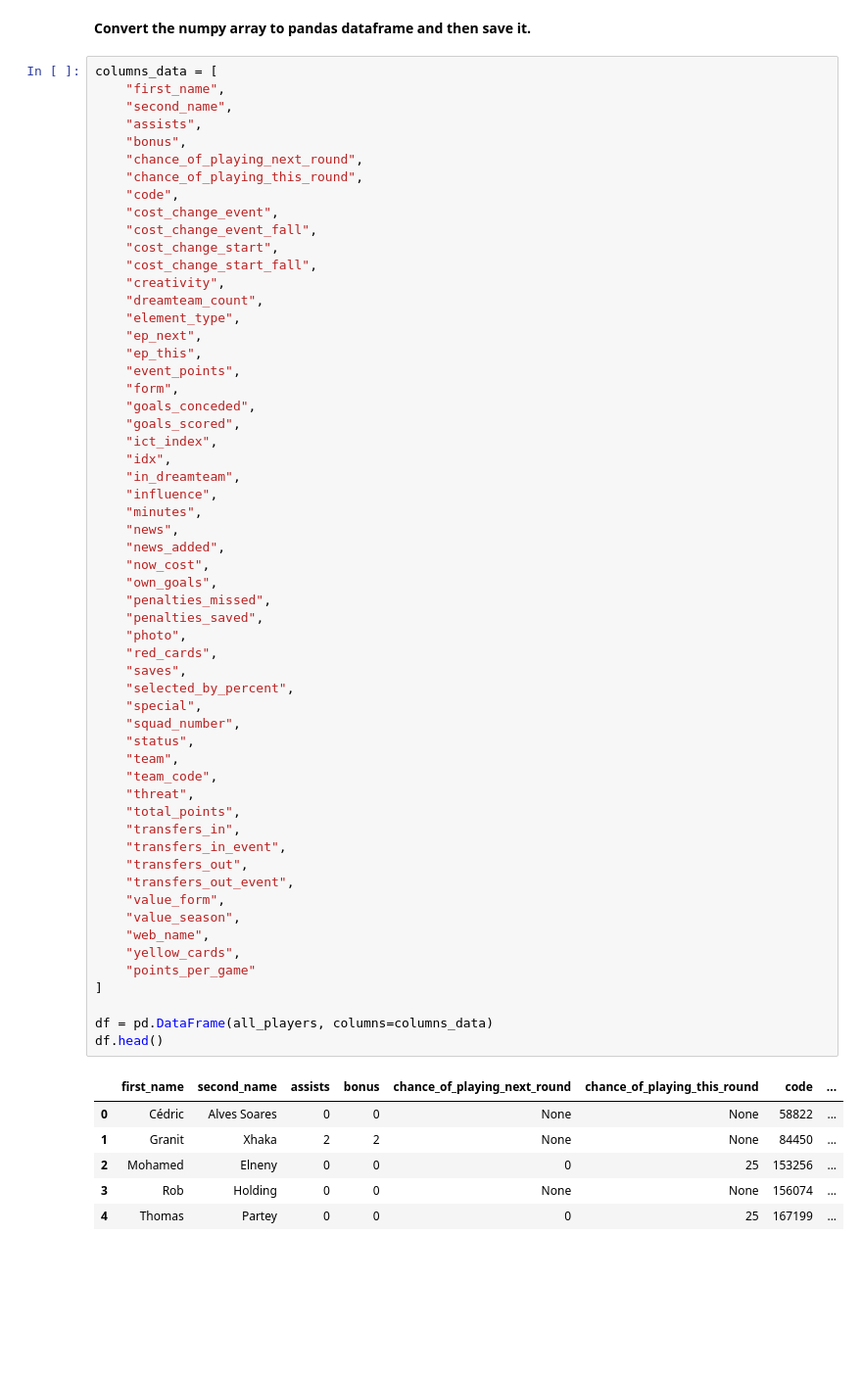
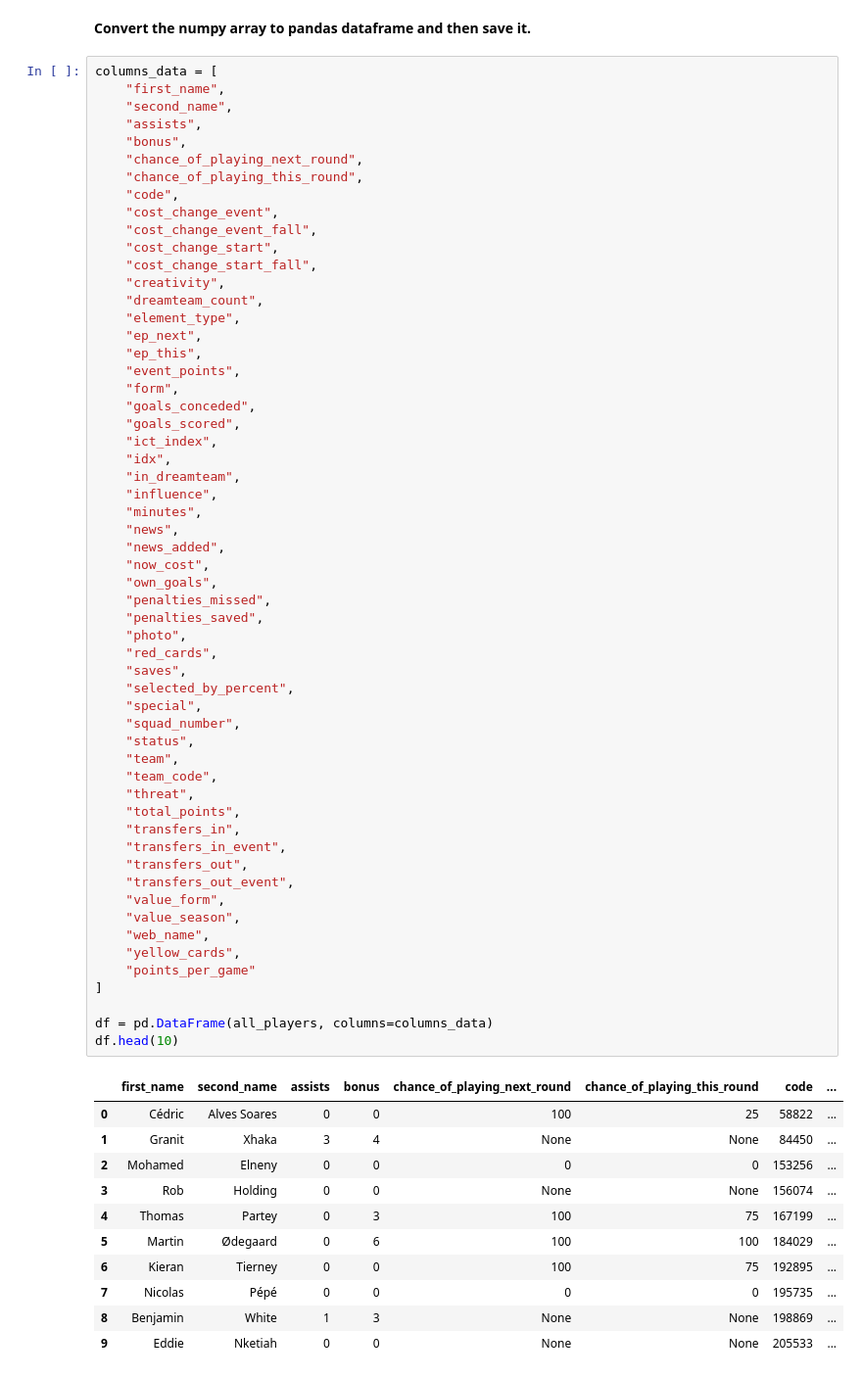
Before and after one commit to Rioba-Ian/FPL-tracker, a Jupyter notebook: machine_learning/fpl_getting_data.ipynb, the cells around one changed output. Shown: that part at 98% size. Cells and saved outputs as stored; diff of their text form; blank space fills up the shorter version.

```diff
--- a/machine_learning/fpl_getting_data.ipynb
+++ b/machine_learning/fpl_getting_data.ipynb
@@ -200,36 +199,41 @@ columns_data = [
     "news_added",
     "now_cost",
     "own_goals",
     "penalties_missed",
     "penalties_saved",
     "photo",
     "red_cards",
     "saves",
     "selected_by_percent",
     "special",
     "squad_number",
     "status",
     "team",
     "team_code",
     "threat",
     "total_points",
     "transfers_in",
     "transfers_in_event",
     "transfers_out",
     "transfers_out_event",
     "value_form",
     "value_season",
     "web_name",
     "yellow_cards",
     "points_per_game"
 ]
 
 df = pd.DataFrame(all_players, columns=columns_data)
-df.head()
+df.head(10)
 # %% [output]
 |  | first_name | second_name | assists | bonus | chance_of_playing_next_round | chance_of_playing_this_round | code | ... |
-| 0 | Cédric | Alves Soares | 0 | 0 | None | None | 58822 | ... |
-| 1 | Granit | Xhaka | 2 | 2 | None | None | 84450 | ... |
-| 2 | Mohamed | Elneny | 0 | 0 | 0 | 25 | 153256 | ... |
+| 0 | Cédric | Alves Soares | 0 | 0 | 100 | 25 | 58822 | ... |
+| 1 | Granit | Xhaka | 3 | 4 | None | None | 84450 | ... |
+| 2 | Mohamed | Elneny | 0 | 0 | 0 | 0 | 153256 | ... |
 | 3 | Rob | Holding | 0 | 0 | None | None | 156074 | ... |
-| 4 | Thomas | Partey | 0 | 0 | 0 | 25 | 167199 | ... |
+| 4 | Thomas | Partey | 0 | 3 | 100 | 75 | 167199 | ... |
+| 5 | Martin | Ødegaard | 0 | 6 | 100 | 100 | 184029 | ... |
+| 6 | Kieran | Tierney | 0 | 0 | 100 | 75 | 192895 | ... |
+| 7 | Nicolas | Pépé | 0 | 0 | 0 | 0 | 195735 | ... |
+| 8 | Benjamin | White | 1 | 3 | None | None | 198869 | ... |
+| 9 | Eddie | Nketiah | 0 | 0 | None | None | 205533 | ... |
```
Also changed, not shown: parts of 9 cells of this notebook, 3 other files.
